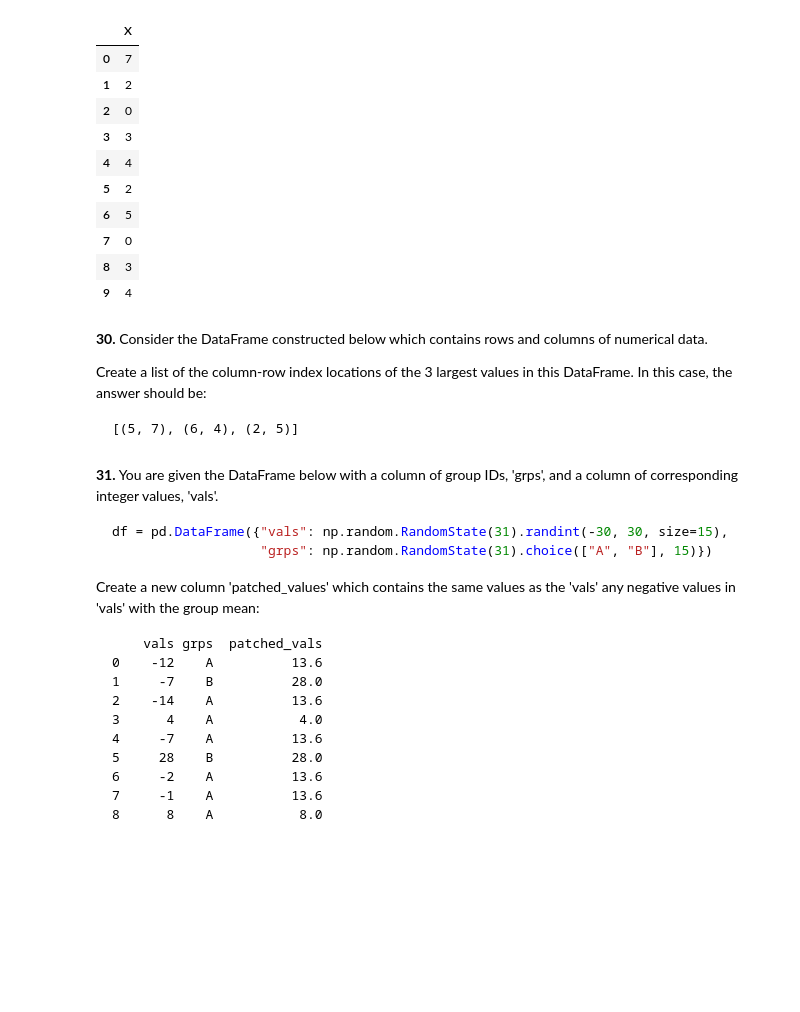
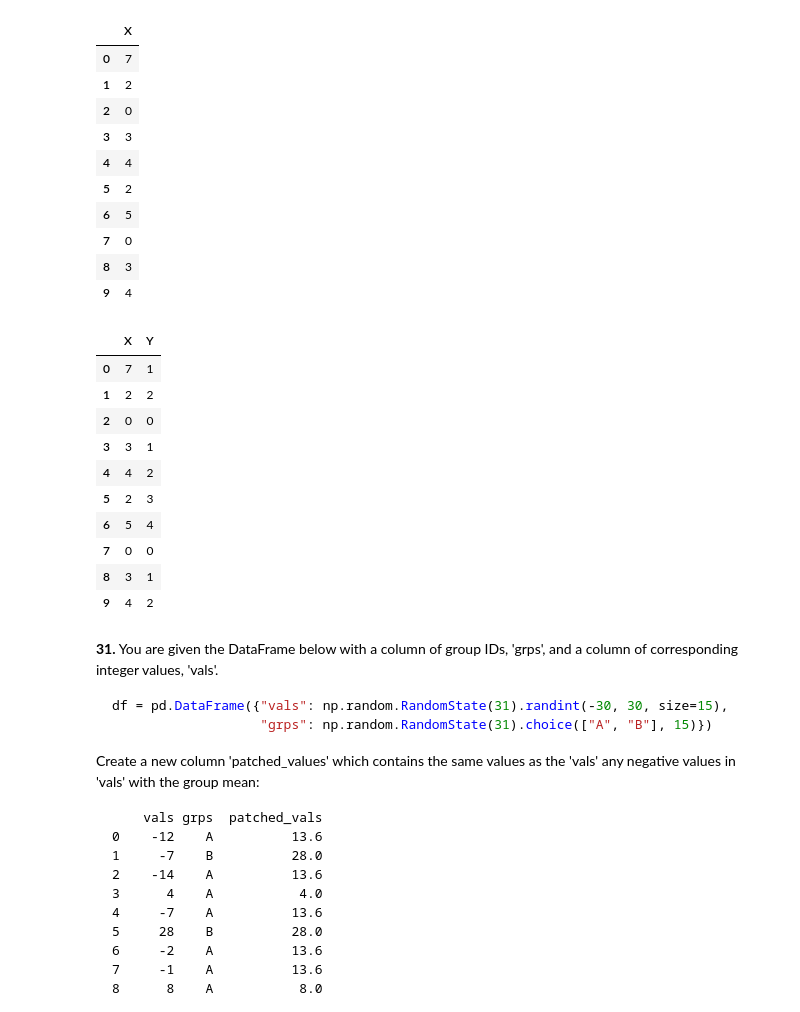
Before and after one commit to drksz/100-Pandas-Problems-Challenge, a Jupyter notebook: 100-pandas-puzzles.ipynb, the cells around one changed output. Cells and saved outputs as stored; diff of their text form; code cells hidden in the pictures; blank space fills up the shorter version.

````diff
--- a/100-pandas-puzzles.ipynb
+++ b/100-pandas-puzzles.ipynb
@@ -700,13 +700,38 @@ df
 | 7 | 0 |
 | 8 | 3 |
 | 9 | 4 |
-# %% [markdown]
-**30.** Consider the DataFrame constructed below which contains rows and columns of numerical data.
-
-Create a list of the column-row index locations of the 3 largest values in this DataFrame. In this case, the answer should be:
-```
-[(5, 7), (6, 4), (2, 5)]
-```
+# %%
+start_idx = 0
+curr_idx = 0
+
+def calculate_dist(x):
+
+    global curr_idx
+    global start_idx
+
+    if x == 0:
+        start_idx = curr_idx
+        return 0
+
+    curr_idx= curr_idx + 1
+    difference = curr_idx - start_idx
+    return difference
+
+df['Y'] = df['X'].map(calculate_dist)
+
+df
+# %% [output]
+|  | X | Y |
+| 0 | 7 | 1 |
+| 1 | 2 | 2 |
+| 2 | 0 | 0 |
+| 3 | 3 | 1 |
+| 4 | 4 | 2 |
+| 5 | 2 | 3 |
+| 6 | 5 | 4 |
+| 7 | 0 | 0 |
+| 8 | 3 | 1 |
+| 9 | 4 | 2 |
 # %%
 df = pd.DataFrame(np.random.RandomState(30).randint(1, 101, size=(8, 8)))
 # %% [markdown]
````
